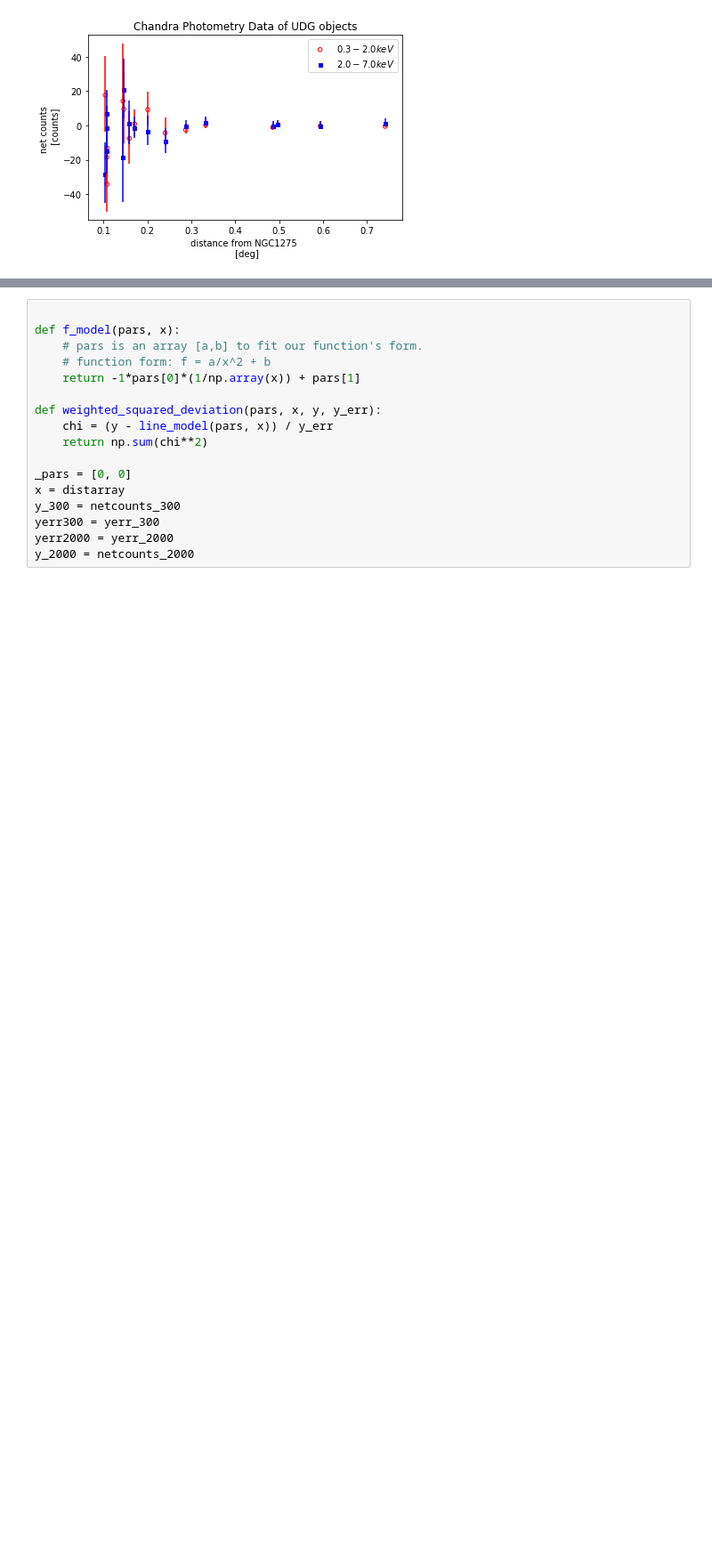
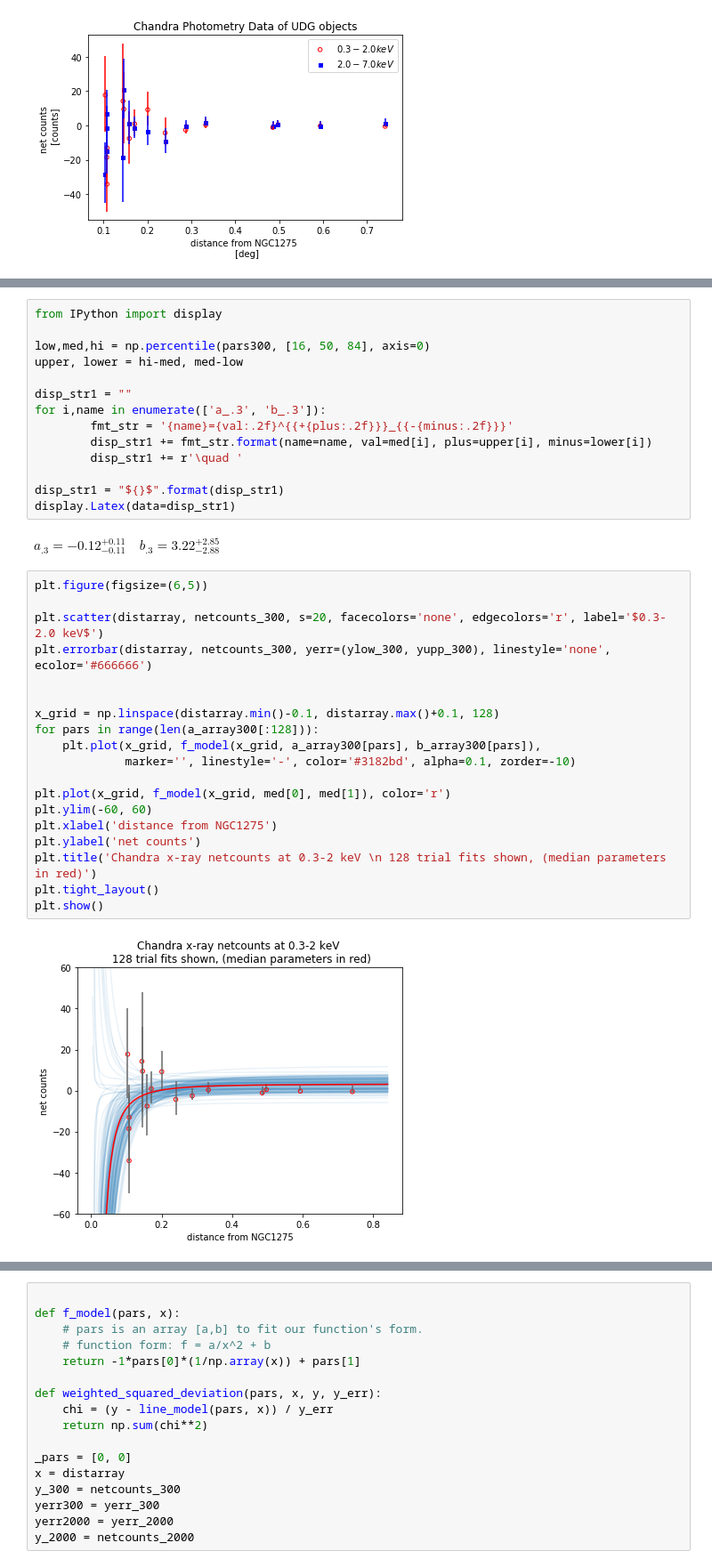
Before and after one commit to tlmakinen/ultra-diffuse-galaxies, a Jupyter notebook: netcounts_regressionfit.ipynb, the cells around one changed output, grey strips where cells are left out. Shown at 89% size. Cells and saved outputs as stored; diff of their text form; blank space fills up the shorter version.

```diff
--- a/netcounts_regressionfit.ipynb
+++ b/netcounts_regressionfit.ipynb
@@ -196,0 +279,37 @@ print('{:18.16f}'.format(simps(f, x)))
+# %%
+from IPython import display
+
+low,med,hi = np.percentile(pars300, [16, 50, 84], axis=0)
+upper, lower = hi-med, med-low
+
+disp_str1 = ""
+for i,name in enumerate(['a_.3', 'b_.3']):
+        fmt_str = '{name}={val:.2f}^{{+{plus:.2f}}}_{{-{minus:.2f}}}'
+        disp_str1 += fmt_str.format(name=name, val=med[i], plus=upper[i], minus=lower[i])
+        disp_str1 += r'\quad '
+
+disp_str1 = "${}$".format(disp_str1)
+display.Latex(data=disp_str1)
+# %% [output]
+$a_.3=-0.12^{+0.11}_{-0.11}\quad b_.3=3.22^{+2.85}_{-2.88}\quad $
+# %%
+plt.figure(figsize=(6,5))
+
+plt.scatter(distarray, netcounts_300, s=20, facecolors='none', edgecolors='r', label='$0.3-2.0 keV$')
+plt.errorbar(distarray, netcounts_300, yerr=(ylow_300, yupp_300), linestyle='none', ecolor='#666666')
+
+
+x_grid = np.linspace(distarray.min()-0.1, distarray.max()+0.1, 128)
+for pars in range(len(a_array300[:128])):
+    plt.plot(x_grid, f_model(x_grid, a_array300[pars], b_array300[pars]),
+             marker='', linestyle='-', color='#3182bd', alpha=0.1, zorder=-10)
+
+plt.plot(x_grid, f_model(x_grid, med[0], med[1]), color='r')
+plt.ylim(-60, 60)
+plt.xlabel('distance from NGC1275')
+plt.ylabel('net counts')
+plt.title('Chandra x-ray netcounts at 0.3-2 keV \n 128 trial fits shown, (median parameters in red)')
+plt.tight_layout()
+plt.show()
+# %% [output]
+[figure, added]
```
Also changed, not shown: parts of 13 cells of this notebook, 7 other files.
